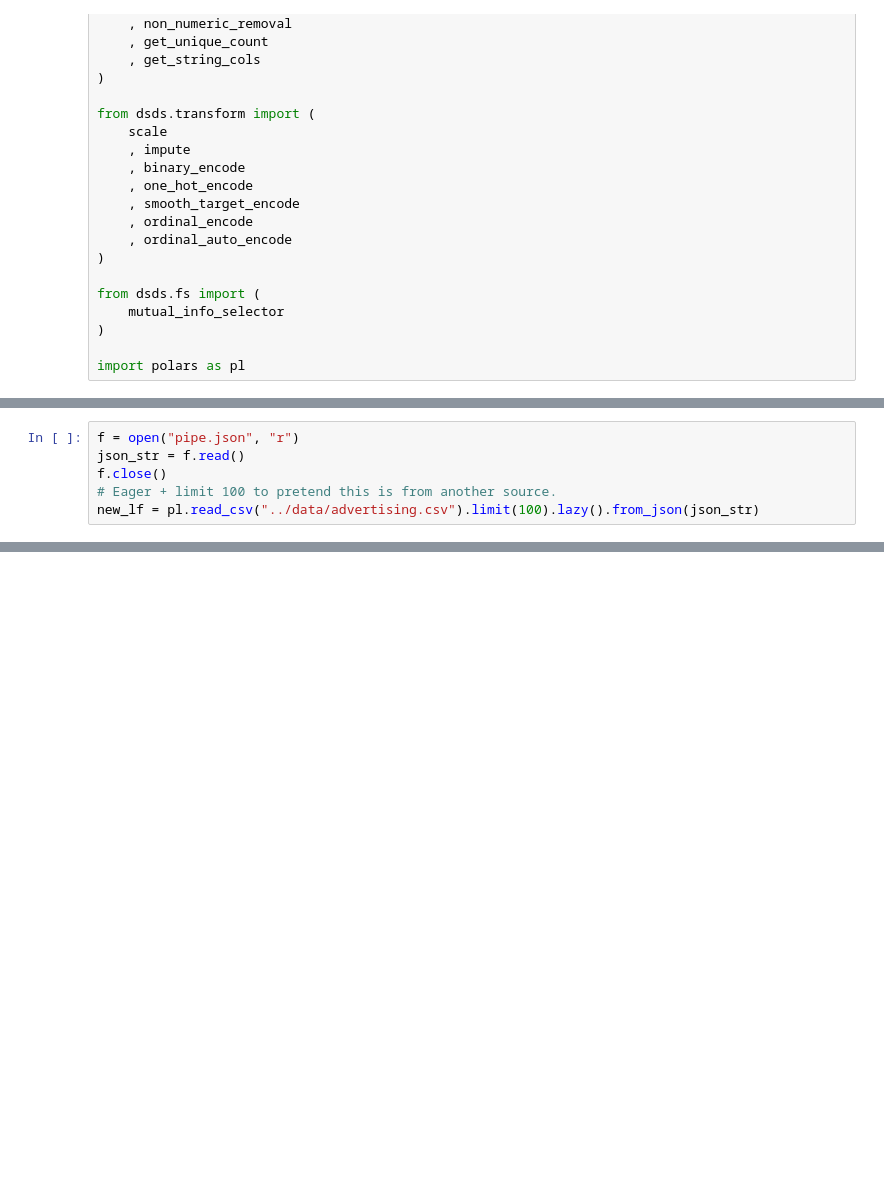
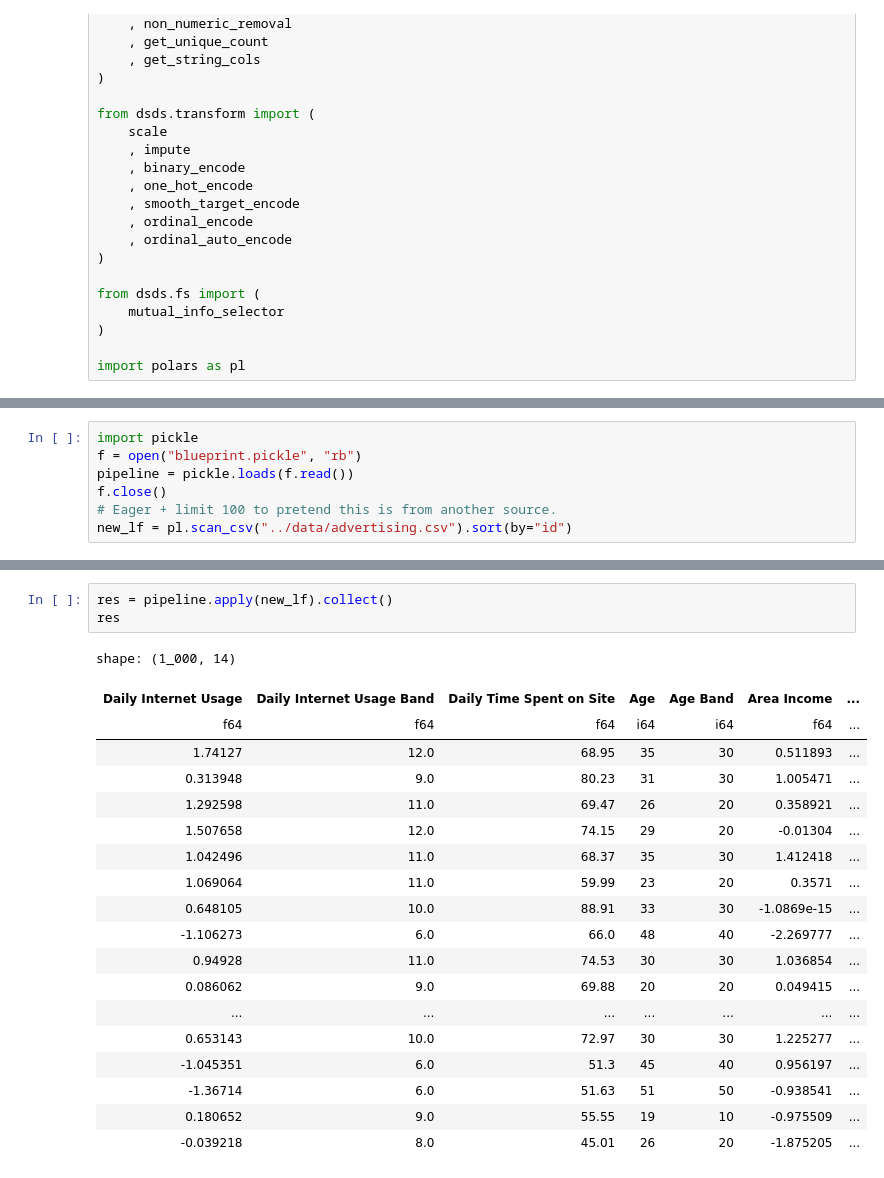
Before and after one commit to abstractqqq/dsds, a Jupyter notebook: examples/builder.ipynb, the cells around one changed output, grey strips where cells are left out. Drawn from its saved outputs; the diff is of its cells as text; blank space fills up the shorter version.

```diff
--- a/examples/builder.ipynb
+++ b/examples/builder.ipynb
@@ -91,6 +118,7 @@ blueprint.write_json("pipe.json")
 # %%
-f = open("pipe.json", "r")
-json_str = f.read()
+import pickle
+f = open("blueprint.pickle", "rb")
+pipeline = pickle.loads(f.read())
 f.close()
 # Eager + limit 100 to pretend this is from another source.
-new_lf = pl.read_csv("../data/advertising.csv").limit(100).lazy().from_json(json_str)
+new_lf = pl.scan_csv("../data/advertising.csv").sort(by="id")
@@ -166,0 +145,23 @@ blueprint.collect()["Daily Internet Usage"].to_list()[:20]
+# %%
+res = pipeline.apply(new_lf).collect()
+res
+# %% [output]
+shape: (1_000, 14)
+| Daily Internet Usage | Daily Internet Usage Band | Daily Time Spent on Site | Age | Age Band | Area Income | ... |
+| f64 | f64 | f64 | i64 | i64 | f64 | ... |
+| 1.74127 | 12.0 | 68.95 | 35 | 30 | 0.511893 | ... |
+| 0.313948 | 9.0 | 80.23 | 31 | 30 | 1.005471 | ... |
+| 1.292598 | 11.0 | 69.47 | 26 | 20 | 0.358921 | ... |
+| 1.507658 | 12.0 | 74.15 | 29 | 20 | -0.01304 | ... |
+| 1.042496 | 11.0 | 68.37 | 35 | 30 | 1.412418 | ... |
+| 1.069064 | 11.0 | 59.99 | 23 | 20 | 0.3571 | ... |
+| 0.648105 | 10.0 | 88.91 | 33 | 30 | -1.0869e-15 | ... |
+| -1.106273 | 6.0 | 66.0 | 48 | 40 | -2.269777 | ... |
+| 0.94928 | 11.0 | 74.53 | 30 | 30 | 1.036854 | ... |
+| 0.086062 | 9.0 | 69.88 | 20 | 20 | 0.049415 | ... |
+| ... | ... | ... | ... | ... | ... | ... |
+| 0.653143 | 10.0 | 72.97 | 30 | 30 | 1.225277 | ... |
+| -1.045351 | 6.0 | 51.3 | 45 | 40 | 0.956197 | ... |
+| -1.36714 | 6.0 | 51.63 | 51 | 50 | -0.938541 | ... |
+| 0.180652 | 9.0 | 55.55 | 19 | 10 | -0.975509 | ... |
+| -0.039218 | 8.0 | 45.01 | 26 | 20 | -1.875205 | ... |
```
Also changed, not shown: parts of 16 cells of this notebook, 12 other files.
